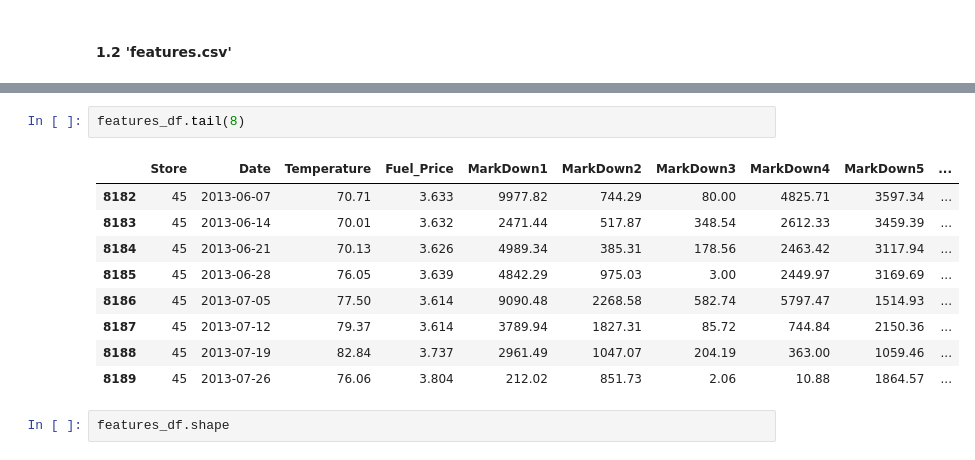
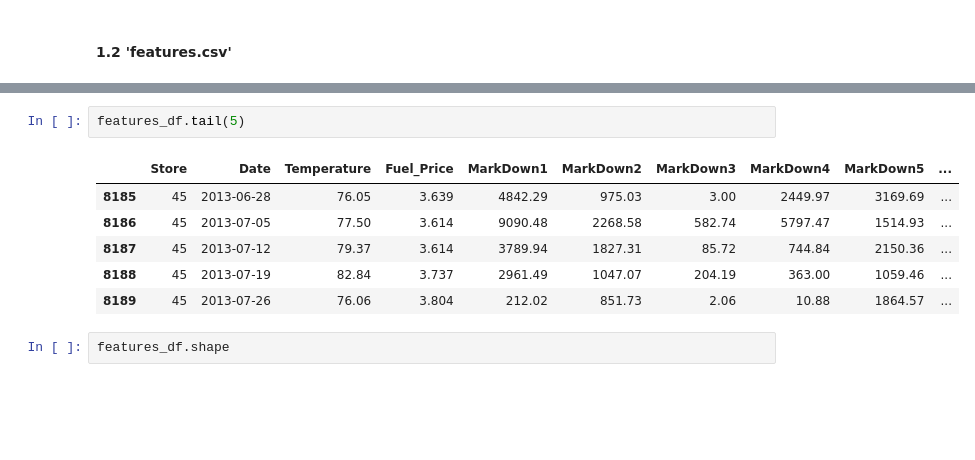
Before and after one commit to Magicboy-Zhang/Walmart_Recruiting_Store_Sales_Forecasting, a Jupyter notebook: Walmart_Recruiting_Store_Sales_Forecasting.ipynb, the cells around one changed output, grey strips where cells are left out. Drawn from its saved outputs; the diff is of its cells as text; blank space fills up the shorter version.

```diff
--- a/Walmart_Recruiting_Store_Sales_Forecasting.ipynb
+++ b/Walmart_Recruiting_Store_Sales_Forecasting.ipynb
@@ -66,10 +109,7 @@ features_df.head(8)
 # %%
-features_df.tail(8)
+features_df.tail(5)
 # %% [output]
 |  | Store | Date | Temperature | Fuel_Price | MarkDown1 | MarkDown2 | MarkDown3 | MarkDown4 | MarkDown5 | ... |
-| 8182 | 45 | 2013-06-07 | 70.71 | 3.633 | 9977.82 | 744.29 | 80.00 | 4825.71 | 3597.34 | ... |
-| 8183 | 45 | 2013-06-14 | 70.01 | 3.632 | 2471.44 | 517.87 | 348.54 | 2612.33 | 3459.39 | ... |
-| 8184 | 45 | 2013-06-21 | 70.13 | 3.626 | 4989.34 | 385.31 | 178.56 | 2463.42 | 3117.94 | ... |
 | 8185 | 45 | 2013-06-28 | 76.05 | 3.639 | 4842.29 | 975.03 | 3.00 | 2449.97 | 3169.69 | ... |
 | 8186 | 45 | 2013-07-05 | 77.50 | 3.614 | 9090.48 | 2268.58 | 582.74 | 5797.47 | 1514.93 | ... |
 | 8187 | 45 | 2013-07-12 | 79.37 | 3.614 | 3789.94 | 1827.31 | 85.72 | 744.84 | 2150.36 | ... |
```
Also changed, not shown: parts of 32 cells of this notebook, 4 other files.
